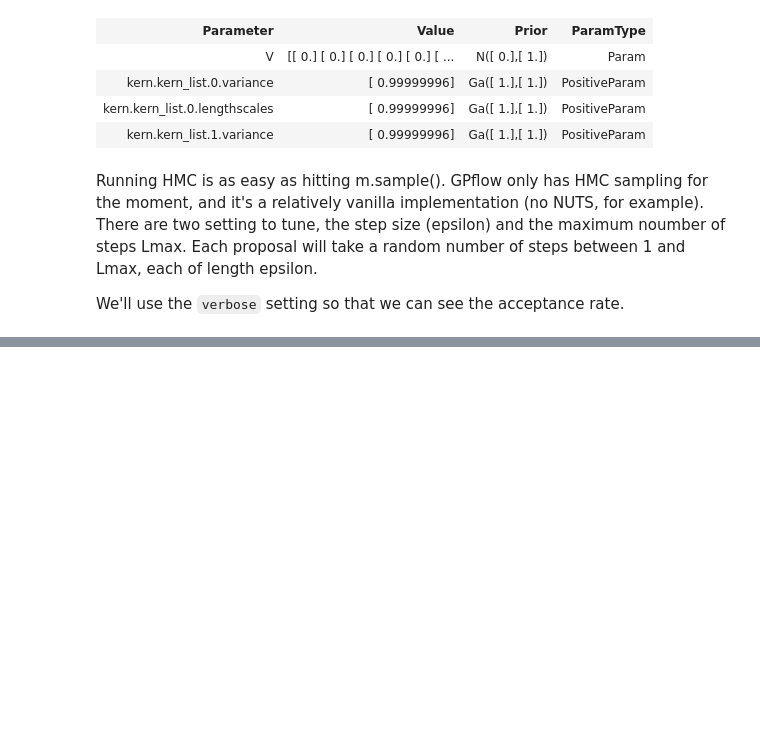
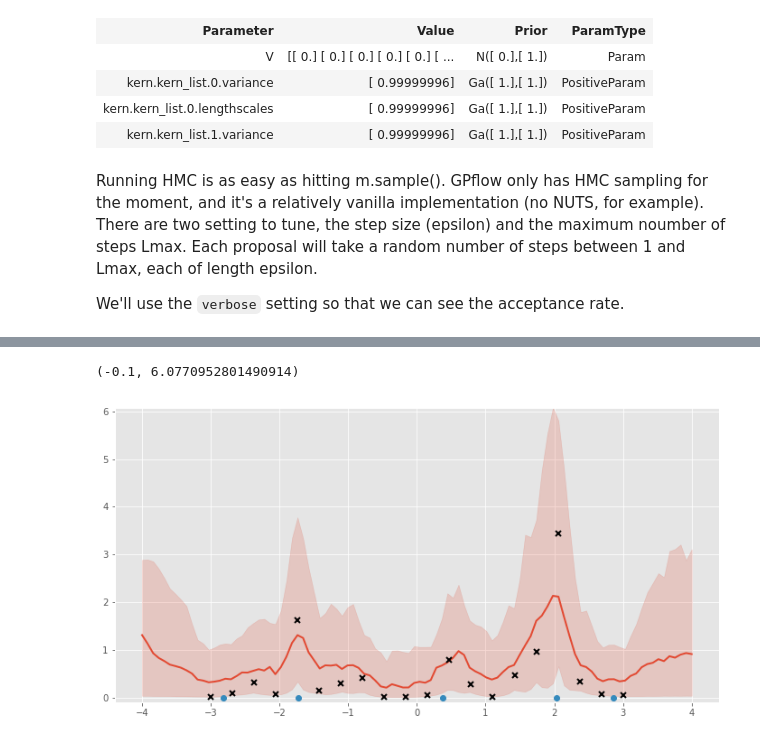
Before and after one commit to t-vi/candlegp, a Jupyter notebook: notebooks/mcmc.ipynb, the cells around one changed output, grey strips where cells are left out. Saved outputs shown, nothing was run; the diff lists cells and outputs as text; code cells hidden in the pictures; blank space fills up the shorter version.

```diff
--- a/notebooks/mcmc.ipynb
+++ b/notebooks/mcmc.ipynb
@@ -157,0 +182,17 @@ df["kern.kern_list.1.variance"].apply(lambda x: x[0]).hist(bins=20)
+# %%
+# start near MAP
+opt = torch.optim.LBFGS(m2.parameters(), lr=1e-2, max_iter=40)
+def eval_model():
+    obj = m2()
+    opt.zero_grad()
+    obj.backward()
+    return obj
+
+for i in range(50):
+    obj = m2()
+    opt.zero_grad()
+    obj.backward()
+    opt.step(eval_model)
+    if i%5==0:
+        print(i,':',obj.data[0])
+m2
@@ -157,0 +220,22 @@ df["kern.kern_list.1.variance"].apply(lambda x: x[0]).hist(bins=20)
+# %%
+res = candlegp.training.hmc.hmc_sample(m,500,0.2,burn=50, thin=10)
+# %%
+xtest = torch.linspace(-4,4,100).double().unsqueeze(1)
+
+f_samples = []
+for i in range(len(res[0])):
+    for j,mp in enumerate(m.parameters()):
+        mp.set(res[j+1][i])
+    f_samples.append(m.predict_f_samples(Variable(xtest), 5).squeeze(0).t())
+f_samples = torch.cat(f_samples, dim=0)
+# %%
+rate_samples = torch.exp(f_samples)
+pyplot.figure(figsize=(12, 6))
+line, = pyplot.plot(xtest.numpy(), rate_samples.data.mean(0).numpy(), lw=2)
+pyplot.fill_between(xtest[:,0], numpy.percentile(rate_samples.data.numpy(), 5, axis=0), numpy.percentile(rate_samples.data.numpy(), 95, axis=0), color=line.get_color(), alpha = 0.2)
+pyplot.plot(X.data.numpy(), Y.data.numpy(), 'kx', mew=2)
+pyplot.plot(m2.Z.get().data.numpy(),numpy.zeros(m2.num_inducing),'o')
+pyplot.ylim(-0.1, numpy.max(numpy.percentile(rate_samples.data.numpy(), 95, axis=0)))
+# %% [output]
+(-0.1, 6.0770952801490914)
+[figure, added]
```
Also changed, not shown: parts of 7 cells of this notebook, 6 other files.
